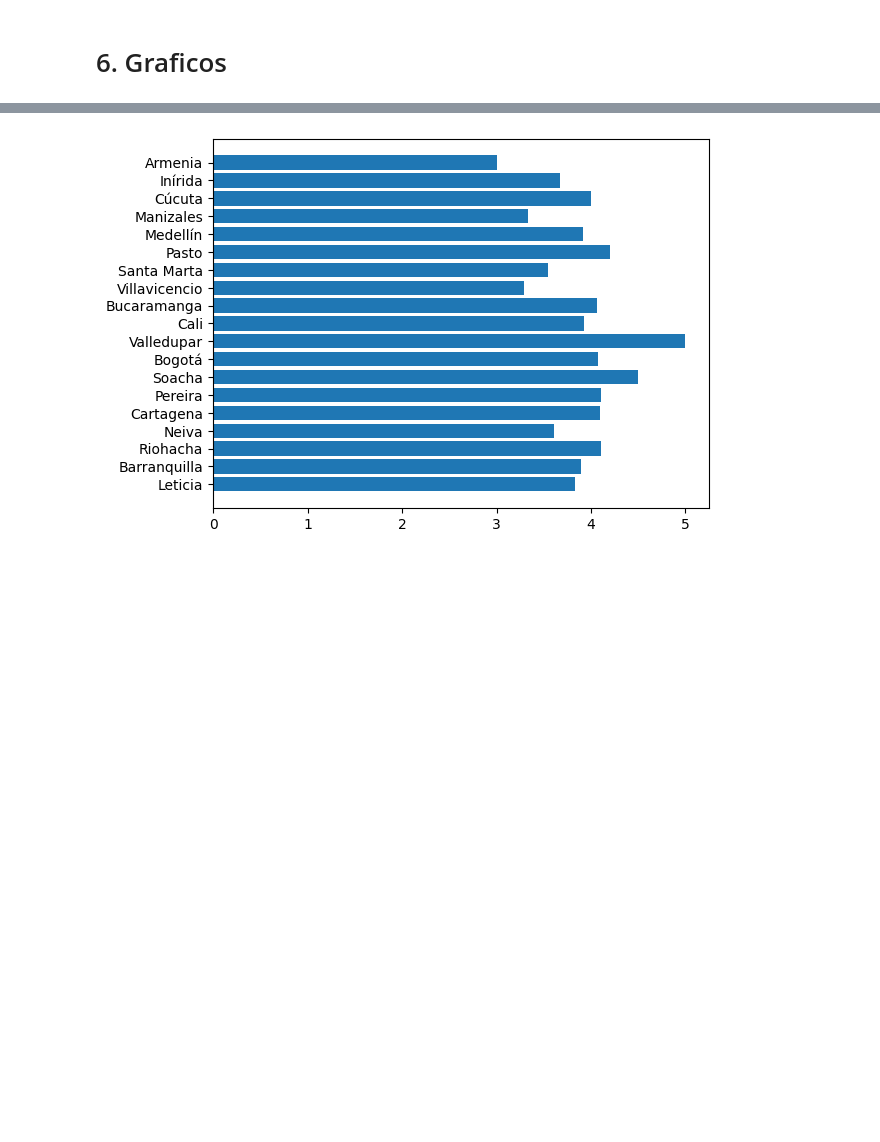
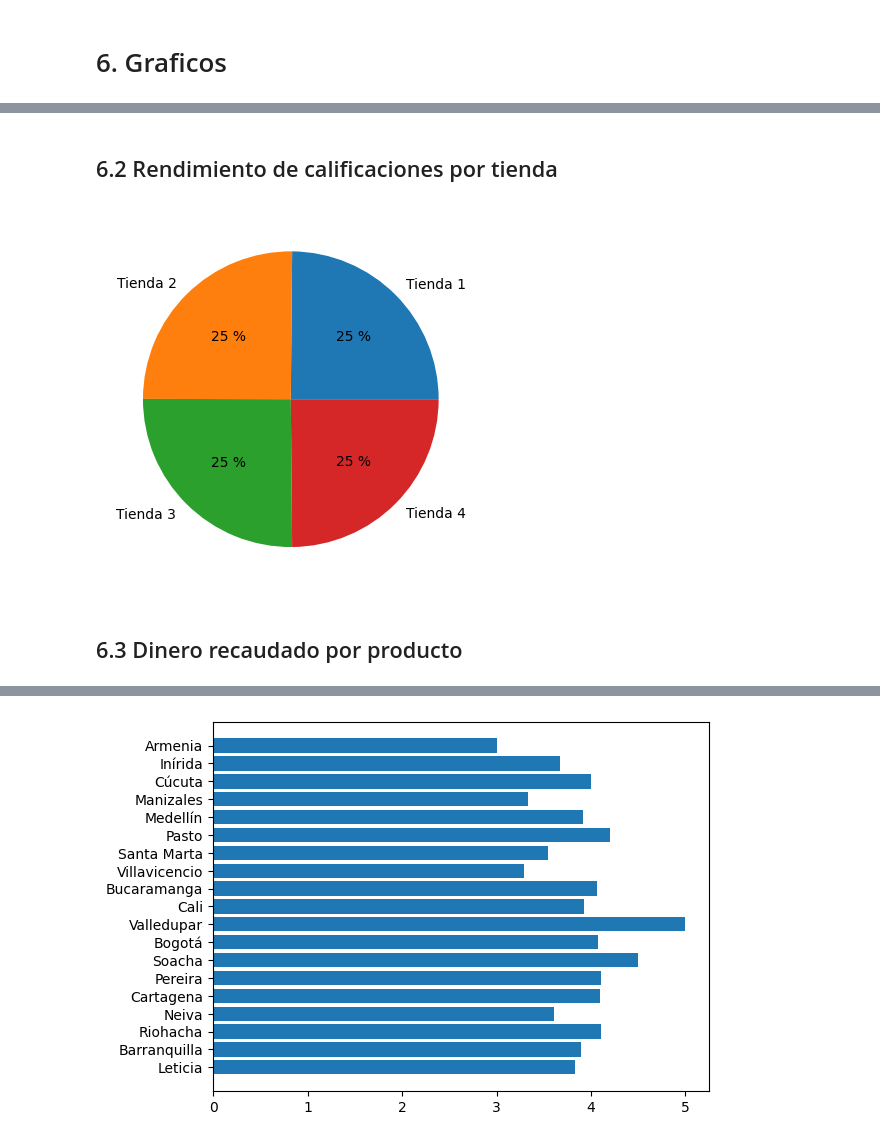
Before and after one commit to lukitasmois/challenge-alura-store, a Jupyter notebook: AluraStoreLatam.ipynb, the cells around one changed output, grey strips where cells are left out. Saved outputs shown, nothing was run; the diff lists cells and outputs as text; code cells hidden in the pictures; blank space fills up the shorter version.

```diff
--- a/AluraStoreLatam.ipynb
+++ b/AluraStoreLatam.ipynb
@@ -83,6 +90,13 @@ for tienda in lista_tiendas:
 print(promedio_calificaciones)
 # %% [output]
 [3.996, 4.037, 4.048, 3.996]
+# %%
+def calcular_calificaciones(lista):
+  promedio_calificaciones = []
+  for tienda in lista:
+    promedio = round((sum(tienda['Calificación'])/len(tienda['Calificación'])),3)
+    promedio_calificaciones.append(promedio)
+  return promedio_calificaciones
 # %% [markdown]
 # 4. Productos más y menos vendidos
 # %%
@@ -122,0 +159,17 @@ El promedio de costos de envio de la tienda3 es de: $23459
+# %% [markdown]
+## 6.2 Rendimiento de calificaciones por tienda
+# %%
+import matplotlib.pyplot as plt
+lista_tiendas= [tienda, tienda2, tienda3, tienda4]
+
+calificaiones = calcular_calificaciones(lista_tiendas)
+
+plt.figure()
+
+plt.pie(x=calificaiones, labels=[f'Tienda {i+1}' for i in range(len(lista_tiendas))], autopct='%0.f %%')
+
+plt.show()
+# %% [output]
+[figure, added]
+# %% [markdown]
+## 6.3 Dinero recaudado por producto
```
Also changed, not shown: parts of 17 cells of this notebook.
